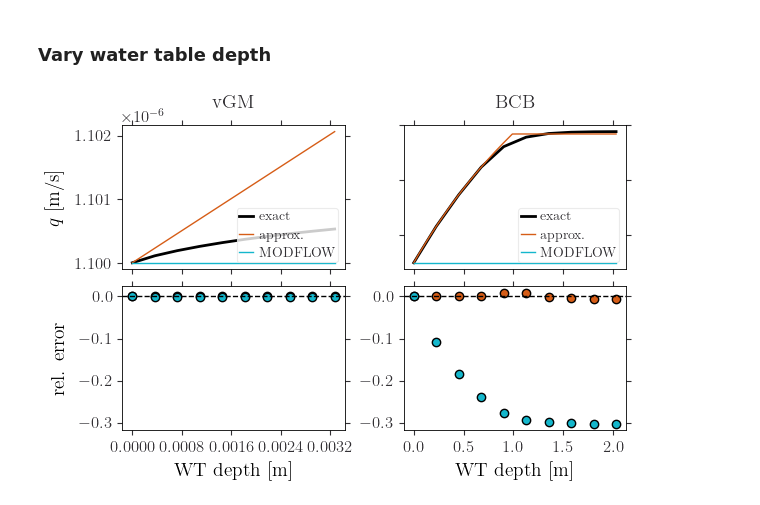
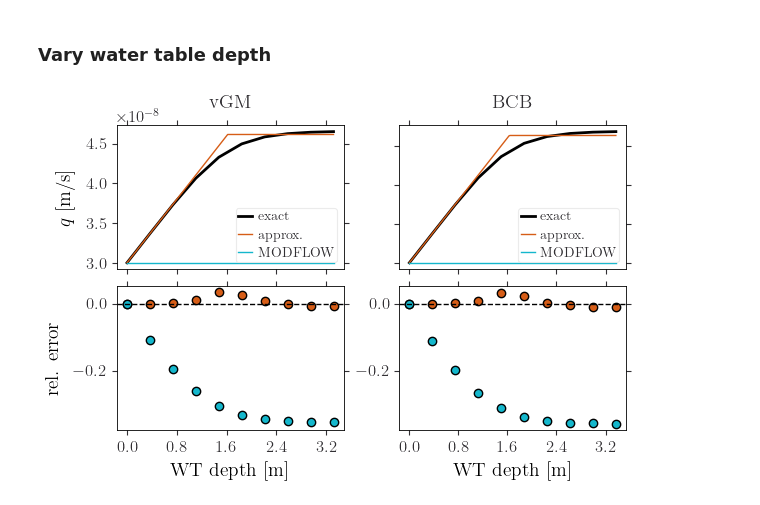
Before and after one commit to jpaccolat/seepage, a Jupyter notebook: demo.ipynb, the cells around one changed output. Cells and saved outputs as stored; diff of their text form; code cells hidden in the pictures.

```diff
--- a/demo.ipynb
+++ b/demo.ipynb
@@ -49,19 +49,19 @@ c_mf = "#14b7ccff"
 ### Set riverbed profile
 # %%
 ### clogging layer ###
-cl_th = 0.1 # [m]
-cl_cond = 1e-7 # [m/s]
+cl_th = 1 # [m]
+cl_cond = 1e-8 # [m/s]
 
 ### aquifer ###
 
 # from Rosetta3
 aq_cond, aq_scale_vGM, aq_shape_vGM = rosetta.get_sand(1).loc[0]
-aq_cond, aq_scale_vGM, aq_shape_vGM = rosetta.get_silt(1).loc[0]
+#aq_cond, aq_scale_vGM, aq_shape_vGM = rosetta.get_silt(1).loc[0]
 
 # custom
-#aq_cond = 0.000038 # [m/s]
-#aq_scale_vGM = 0.208382 # [m]
-#aq_shape_vGM = 4.763797 # [-]
+# aq_cond = 2.606226255553388e-06 # [m/s]
+# aq_scale_vGM = 7.1106800464009465 # [m]
+# aq_shape_vGM = 1.235601777808114 # [-]
 
 # convert to BCB
 b, B, xi, x, x_sh = get_Dless_parameters(cl_cond, cl_th, aq_cond, aq_scale_vGM,
@@ -306,7 +306,7 @@ plt.savefig(output_path / 'demo_hup.pdf')
 ### Vary water table depth
 # %%
 # set water stage
-stage = 1 # [m]
+stage = 2 # [m]
 # %%
 N_ap = 200
 N_ex = 10
@@ -346,34 +346,34 @@ fig, axs = plt.subplots(2, 2, figsize=(6, 4))
 ### van Genuchten - Mualem ###
 
 # first line
-axs[0, 0].plot(dis_WT_ex_vGM, q_ex_vGM, ls='-', lw=2, c=c_ex, label='exact')
-axs[0, 0].plot(dis_WT_ap_vGM, q_ap_vGM, ls='-', lw=1, c=c_ap, label='approx.')
-axs[0, 0].plot(dis_WT_ap_vGM, q_mf_vGM, ls='-', lw=1, c=c_mf, label='MODFLOW')
+axs[0, 0].plot(depth_ex_vGM, q_ex_vGM, ls='-', lw=2, c=c_ex, label='exact')
+axs[0, 0].plot(depth_ap_vGM, q_ap_vGM, ls='-', lw=1, c=c_ap, label='approx.')
+axs[0, 0].plot(depth_ap_vGM, q_mf_vGM, ls='-', lw=1, c=c_mf, label='MODFLOW')
 
 # second line
-q_ap_vGM_interp = np.interp(dis_WT_ex_vGM, dis_WT_ap_vGM, q_ap_vGM)
-q_mf_vGM_interp = np.interp(dis_WT_ex_vGM, dis_WT_ap_vGM, q_mf_vGM)
+q_ap_vGM_interp = np.interp(depth_ex_vGM, depth_ap_vGM, q_ap_vGM)
+q_mf_vGM_interp = np.interp(depth_ex_vGM, depth_ap_vGM, q_mf_vGM)
 
-axs[1, 0].plot(dis_WT_ex_vGM, (q_ap_vGM_interp - q_ex_vGM) / q_ex_vGM,
+axs[1, 0].plot(depth_ex_vGM, (q_ap_vGM_interp - q_ex_vGM) / q_ex_vGM,
                ls='None', marker='o', c=c_ap)
-axs[1, 0].plot(dis_WT_ex_vGM, (q_mf_vGM_interp - q_ex_vGM) / q_ex_vGM,
+axs[1, 0].plot(depth_ex_vGM, (q_mf_vGM_interp - q_ex_vGM) / q_ex_vGM,
                ls='None', marker='o', c=c_mf)
 axs[1, 0].axhline(0, ls='--', c='k', lw=1)
 
 ### Brooks - Corey - Burdine ###
 
 # first line
-axs[0, 1].plot(dis_WT_ex_BCB, q_ex_BCB, ls='-', lw=2, c=c_ex, label='exact')
-axs[0, 1].plot(dis_WT_ap_BCB, q_ap_BCB, ls='-', lw=1, c=c_ap, label='approx.')
-axs[0, 1].plot(dis_WT_ap_BCB, q_mf_BCB, ls='-', lw=1, c=c_mf, label='MODFLOW')
+axs[0, 1].plot(depth_ex_BCB, q_ex_BCB, ls='-', lw=2, c=c_ex, label='exact')
+axs[0, 1].plot(depth_ap_BCB, q_ap_BCB, ls='-', lw=1, c=c_ap, label='approx.')
+axs[0, 1].plot(depth_ap_BCB, q_mf_BCB, ls='-', lw=1, c=c_mf, label='MODFLOW')
 
 # second line
-q_ap_BCB_interp = np.interp(dis_WT_ex_BCB, dis_WT_ap_BCB, q_ap_BCB)
-q_mf_BCB_interp = np.interp(dis_WT_ex_BCB, dis_WT_ap_BCB, q_mf_BCB)
+q_ap_BCB_interp = np.interp(depth_ex_BCB, depth_ap_BCB, q_ap_BCB)
+q_mf_BCB_interp = np.interp(depth_ex_BCB, depth_ap_BCB, q_mf_BCB)
 
-axs[1, 1].plot(dis_WT_ex_BCB, (q_ap_BCB_interp - q_ex_BCB) / q_ex_BCB,
+axs[1, 1].plot(depth_ex_BCB, (q_ap_BCB_interp - q_ex_BCB) / q_ex_BCB,
                ls='None', marker='o', c=c_ap)
-axs[1, 1].plot(dis_WT_ex_BCB, (q_mf_BCB_interp - q_ex_BCB) / q_ex_BCB,
+axs[1, 1].plot(depth_ex_BCB, (q_mf_BCB_interp - q_ex_BCB) / q_ex_BCB,
                ls='None', marker='o', c=c_mf)
 axs[1, 1].axhline(0, ls='--', c='k', lw=1)
 
@@ -382,34 +382,34 @@ for ax in axs.flatten():
     ax.spines["top"].set_visible(True)
     ax.spines["right"].set_visible(True)
     ax.tick_params(top=True, right=True)
     ax.minorticks_off()
 
 axs[0, 0].tick_params(labelbottom=False)
 axs[0, 1].tick_params(labelleft=False, labelbottom=False)
 for i in range(2):
     axs[i, 0].xaxis.set_major_locator(ticker.MaxNLocator(5))
     axs[i, 1].xaxis.set_major_locator(ticker.MaxNLocator(5))
 axs[1, 0].set_xlabel('WT depth [m]', labelpad=5)
 axs[1, 1].set_xlabel('WT depth [m]', labelpad=5)
 
 ylim = np.array([axs[1, 1].get_ylim(), axs[1, 0].get_ylim()])
 ylim = min(ylim[:, 0]), max(ylim[:, 1])
 axs[1, 0].set_ylim(ylim)
 axs[1, 1].set_ylim(ylim)
 
 axs[0, 0].set_ylabel('$q$ [m/s]', labelpad=8)
 axs[1, 0].set_ylabel('rel. error', labelpad=8)
 
 axs[0, 0].set_title('vGM', fontsize=14, loc='center', pad=12)
 axs[0, 1].set_title('BCB', fontsize=14, loc='center', pad=12)
 
 axs[0, 0].legend(loc='lower right', handlelength=1, handletextpad=0.4, fontsize=10)
 axs[0, 1].legend(loc='lower right', handlelength=1, handletextpad=0.4, fontsize=10)
 
 plt.tight_layout(pad=0.5)
 #plt.savefig(output_path / 'demo_WTdepth.pdf')
 # %% [output]
-[figure, old version]
+[figure, new version]
 # %%
 print('Computation times [s]:')
 print(f'[vGM] exact: {t_ex_vGM.mean():.2e} (mean) / {t_ex_vGM.std():.2e} (std)')
```
Also changed, not shown: parts of 6 cells of this notebook, 4 other files.
